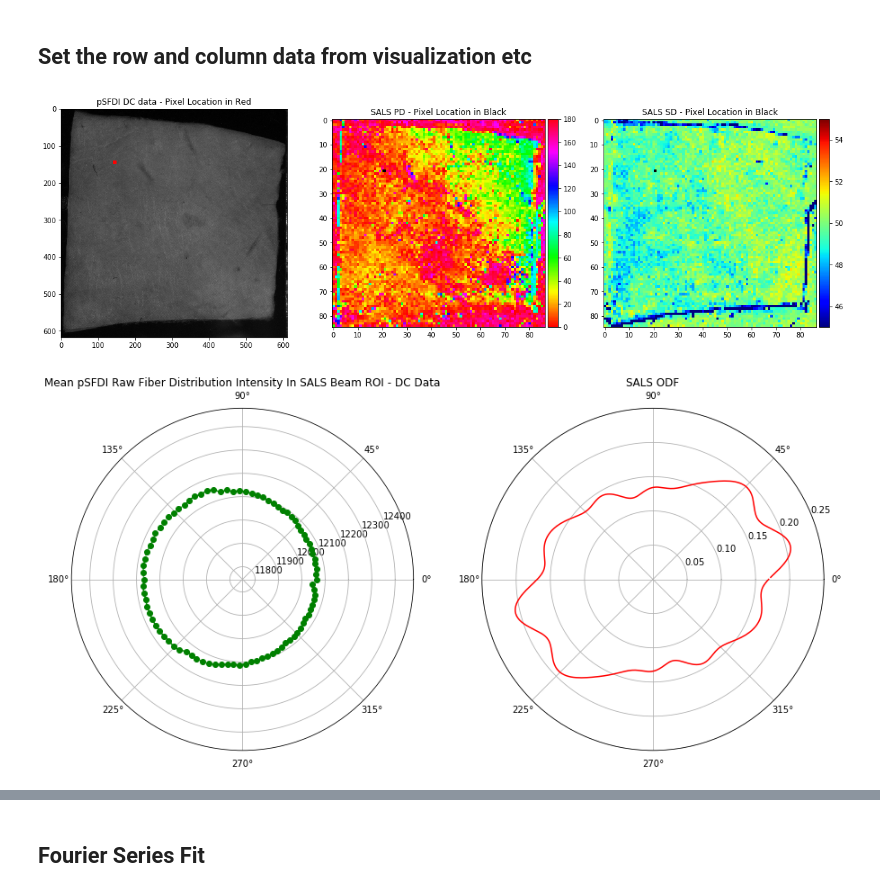
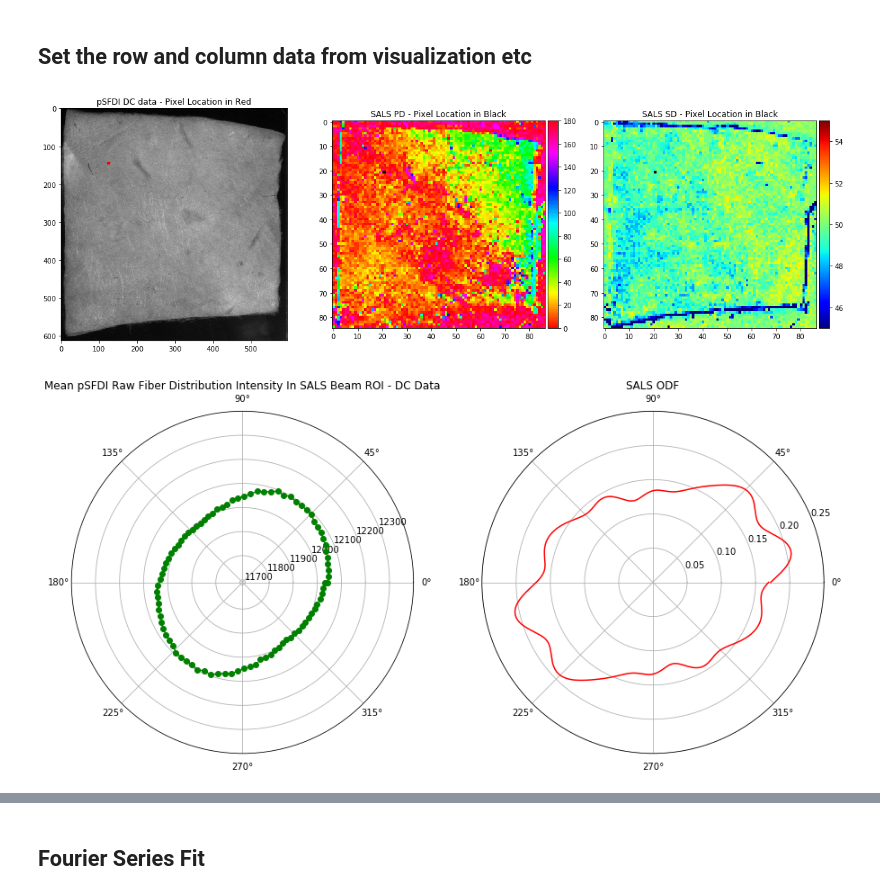
Before and after one commit to stpotter16/psfdi, a Jupyter notebook: notebooks/exploratory/stp_explore_ODF_extraction_raw_data_analysis.ipynb, the cells around one changed output, grey strips where cells are left out. Cells and saved outputs as stored; diff of their text form; code cells hidden in the pictures.

Commit message:
adding validation visualizations

```diff
--- a/notebooks/exploratory/stp_explore_ODF_extraction_raw_data_analysis.ipynb
+++ b/notebooks/exploratory/stp_explore_ODF_extraction_raw_data_analysis.ipynb
@@ -40,8 +73,8 @@ from scipy.stats import sem
 # %% [markdown]
 ### Specify file paths
 # %%
-sample_data_path = 'C:\\Users\\potterst1\\Box Sync\\Research\\Projects\\IGA DIC pSFDI\\Experimental Data\\2D pSFDI data\\ODF Extraction\\4.15.19c\\2) pSFDI\\Sample\\Vertical\\Green'
-standard_data_path = 'C:\\Users\\potterst1\\Box Sync\\Research\Projects\\IGA DIC pSFDI\\Experimental Data\\2D pSFDI data\\ODF Extraction\\4.15.19c\\1) Standard\\Standard\\Vertical\\Green'
+sample_data_path = 'C:\\Users\\potterst1\\Box Sync\\Research\\Projects\\IGA DIC pSFDI\\Experimental Data\\2D pSFDI data\\ODF Extraction\\4.15.19b\\2) pSFDI\\Sample\\Vertical\\Green'
+standard_data_path = 'C:\\Users\\potterst1\\Box Sync\\Research\Projects\\IGA DIC pSFDI\\Experimental Data\\2D pSFDI data\\ODF Extraction\\4.15.19b\\1) Standard\\Standard\\Vertical\\Green'
 # %% [markdown]
 ### Load mask
 # %%
@@ -51,7 +84,7 @@ xrange, yrange = fileIO.read_psfdi_mask(sample_data_path)
 # %%
 sfx_per = 37.1622
 polar_res = 4
-polar_max = 360
+polar_max = 180
 # %% [markdown]
 ### Load and crop sample data
 # %%
@@ -145,7 +178,7 @@ psfdi_col = col * col_step
 
 index = col * ydim + (ydim - col)
 # %%
-visualize.compare_raw_interactive_360(row, col, sample_IDC, 'DC', SALS_data_dict)
+visualize.compare_raw_interactive(row, col, sample_IDC, 'DC', SALS_data_dict, roll=-11)
 # %% [output]
-[figure, old version]
+[figure, new version]
-[figure, old version]
+[figure, new version]
```
Also changed, not shown: parts of 16 cells of this notebook.
